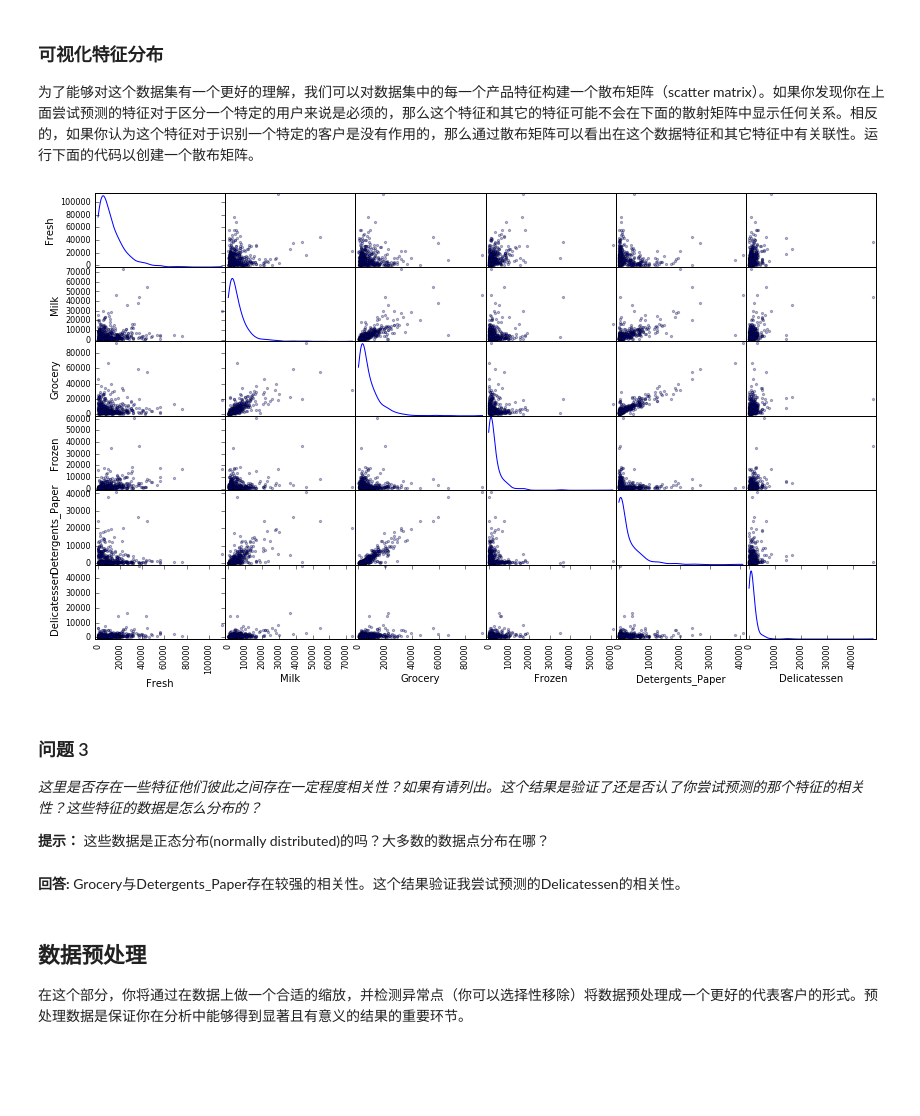
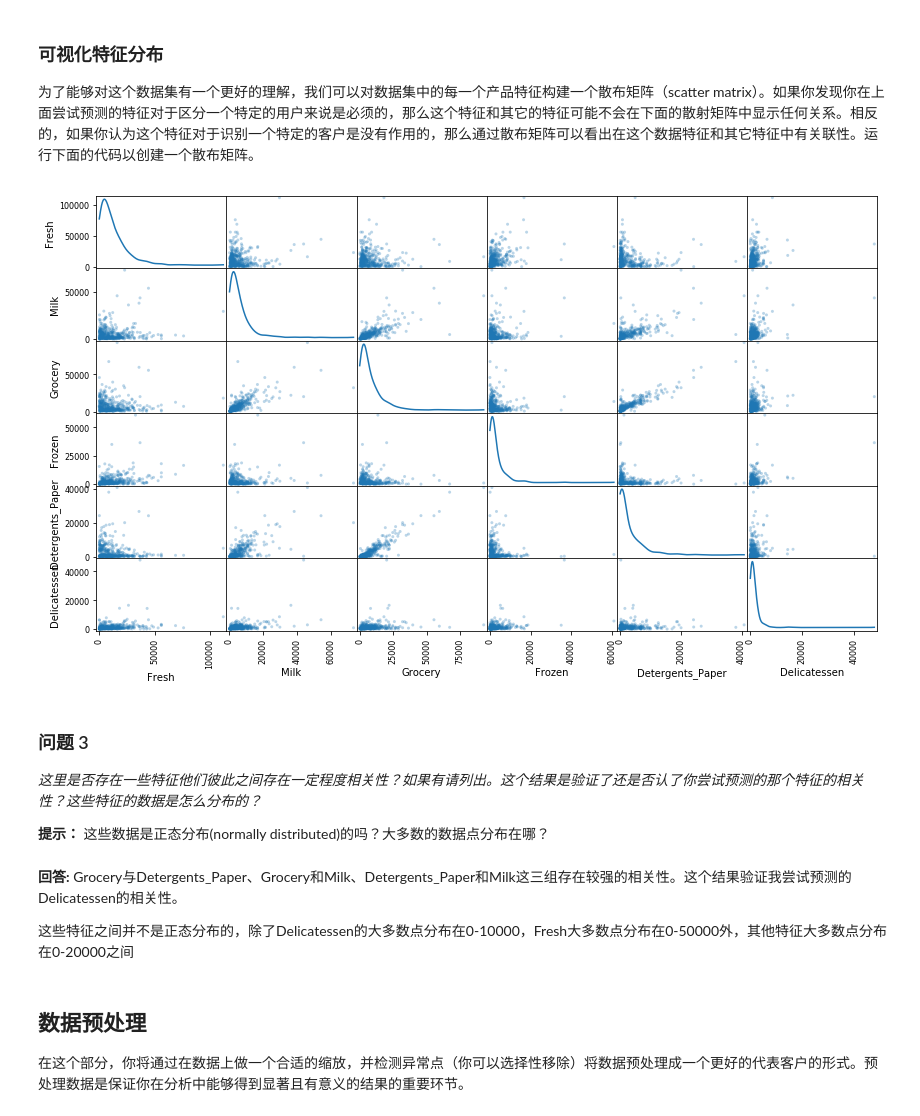
Before and after one commit to fancyChuan/creating_customer_segments, a Jupyter notebook: customer_segments.ipynb, the cells around one changed output. Cells and saved outputs as stored; diff of their text form; code cells hidden in the pictures; blank space fills up the shorter version.

```diff
--- a/customer_segments.ipynb
+++ b/customer_segments.ipynb
@@ -137,18 +137,19 @@ score is:  0.214840037643
 为了能够对这个数据集有一个更好的理解，我们可以对数据集中的每一个产品特征构建一个散布矩阵（scatter matrix）。如果你发现你在上面尝试预测的特征对于区分一个特定的用户来说是必须的，那么这个特征和其它的特征可能不会在下面的散射矩阵中显示任何关系。相反的，如果你认为这个特征对于识别一个特定的客户是没有作用的，那么通过散布矩阵可以看出在这个数据特征和其它特征中有关联性。运行下面的代码以创建一个散布矩阵。
 # %%
 # 对于数据中的每一对特征构造一个散布矩阵
-from pandas.tools import plotting
-plotting.scatter_matrix(data, alpha = 0.3, figsize = (14,8), diagonal = 'kde');
+pd.plotting.scatter_matrix(data, alpha = 0.3, figsize = (14,8), diagonal = 'kde');
 # %% [output]
-[figure, old version]
+[figure, new version]
 # %% [markdown]
 ### 问题 3
 *这里是否存在一些特征他们彼此之间存在一定程度相关性？如果有请列出。这个结果是验证了还是否认了你尝试预测的那个特征的相关性？这些特征的数据是怎么分布的？*
 
 **提示：** 这些数据是正态分布(normally distributed)的吗？大多数的数据点分布在哪？
-# %% [markdown]
-**回答:**
-Grocery与Detergents_Paper存在较强的相关性。这个结果验证我尝试预测的Delicatessen的相关性。
+# %% [markdown]
+**回答:**
+Grocery与Detergents_Paper、Grocery和Milk、Detergents_Paper和Milk这三组存在较强的相关性。这个结果验证我尝试预测的Delicatessen的相关性。
+
+这些特征之间并不是正态分布的，除了Delicatessen的大多数点分布在0-10000，Fresh大多数点分布在0-50000外，其他特征大多数点分布在0-20000之间
 # %% [markdown]
 ## 数据预处理
 在这个部分，你将通过在数据上做一个合适的缩放，并检测异常点（你可以选择性移除）将数据预处理成一个更好的代表客户的形式。预处理数据是保证你在分析中能够得到显著且有意义的结果的重要环节。
```
Also changed, not shown: parts of 10 cells of this notebook.
